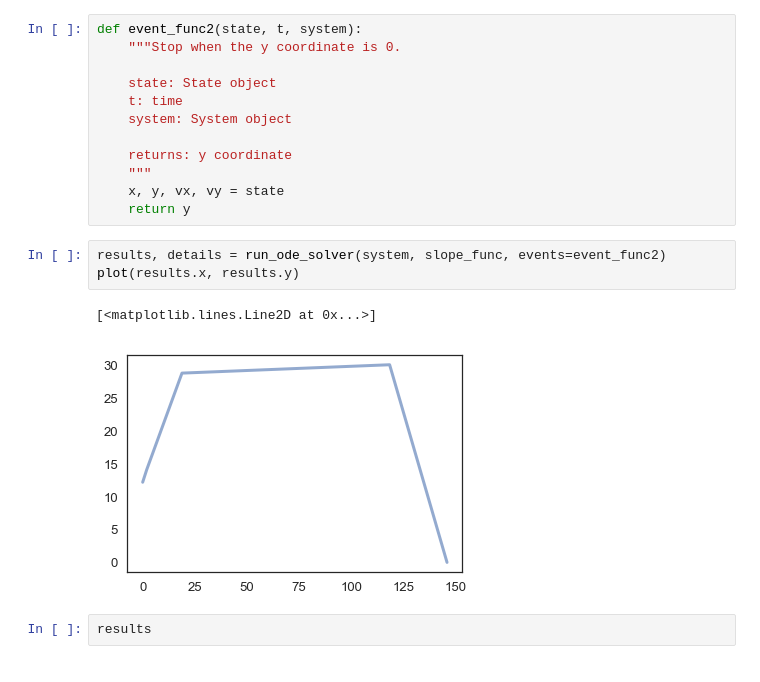
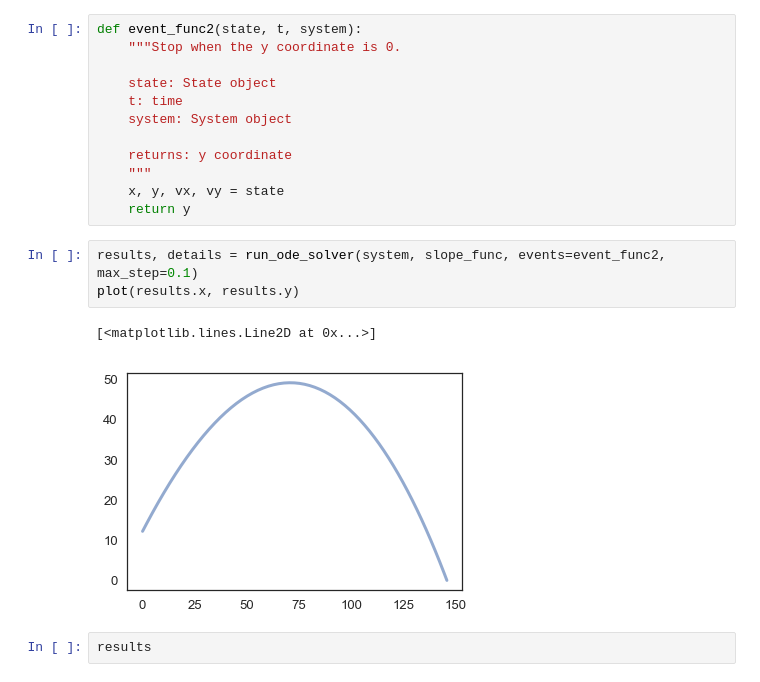
Before and after one commit to MellieZito/Project-3, a Jupyter notebook: code/OlinLaunch.ipynb, the cells around one changed output. Cells and saved outputs as stored; diff of their text form.

```diff
--- a/code/OlinLaunch.ipynb
+++ b/code/OlinLaunch.ipynb
@@ -327,11 +360,11 @@ def event_func2(state, t, system):
     x, y, vx, vy = state
     return y
 # %%
-results, details = run_ode_solver(system, slope_func, events=event_func2)
+results, details = run_ode_solver(system, slope_func, events=event_func2, max_step=0.1)
 plot(results.x, results.y)
 # %% [output]
 [<matplotlib.lines.Line2D at 0x...>]
-[figure, old version]
+[figure, new version]
 # %%
 results
 # %% [output]
```
Also changed, not shown: parts of 8 cells of this notebook.
